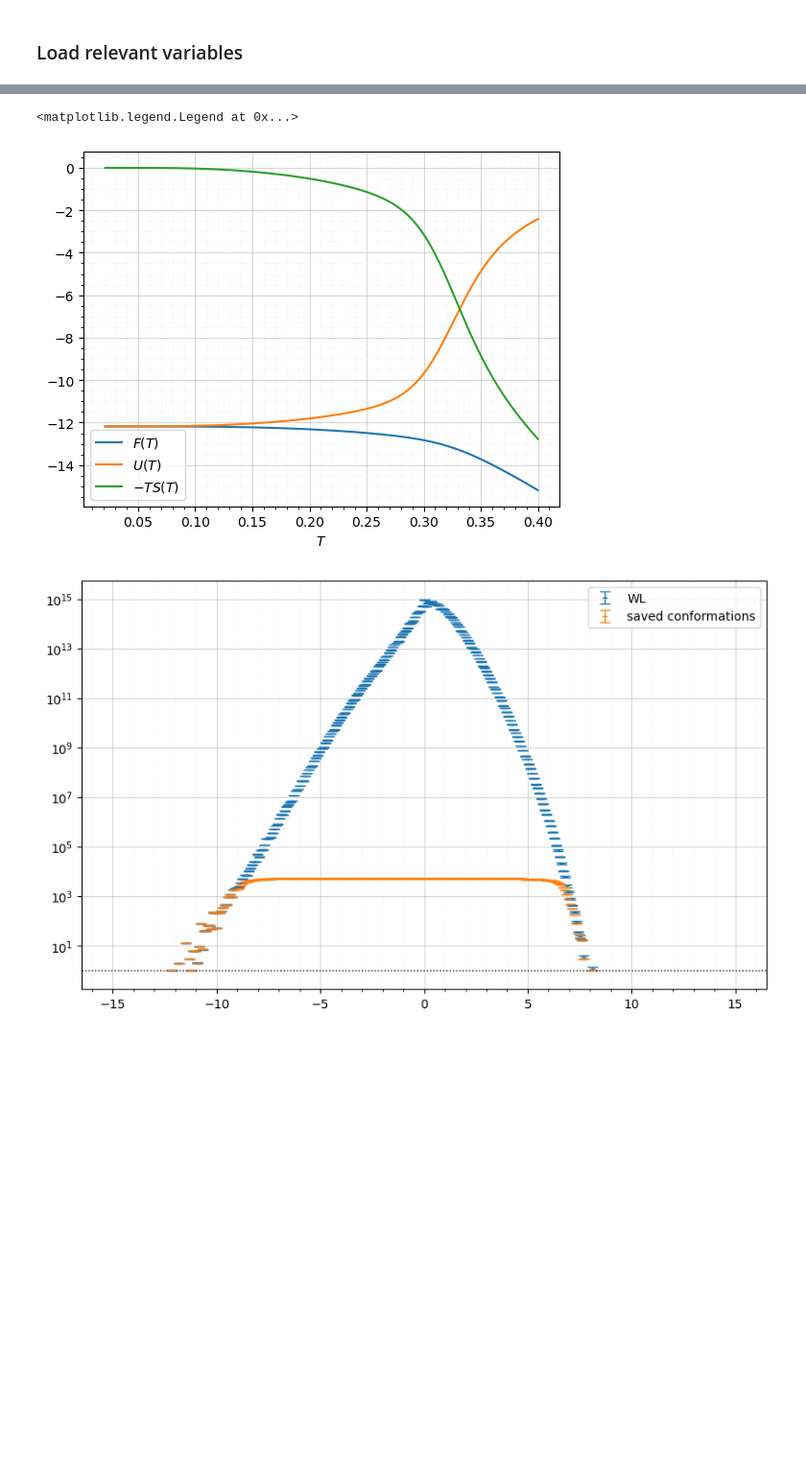
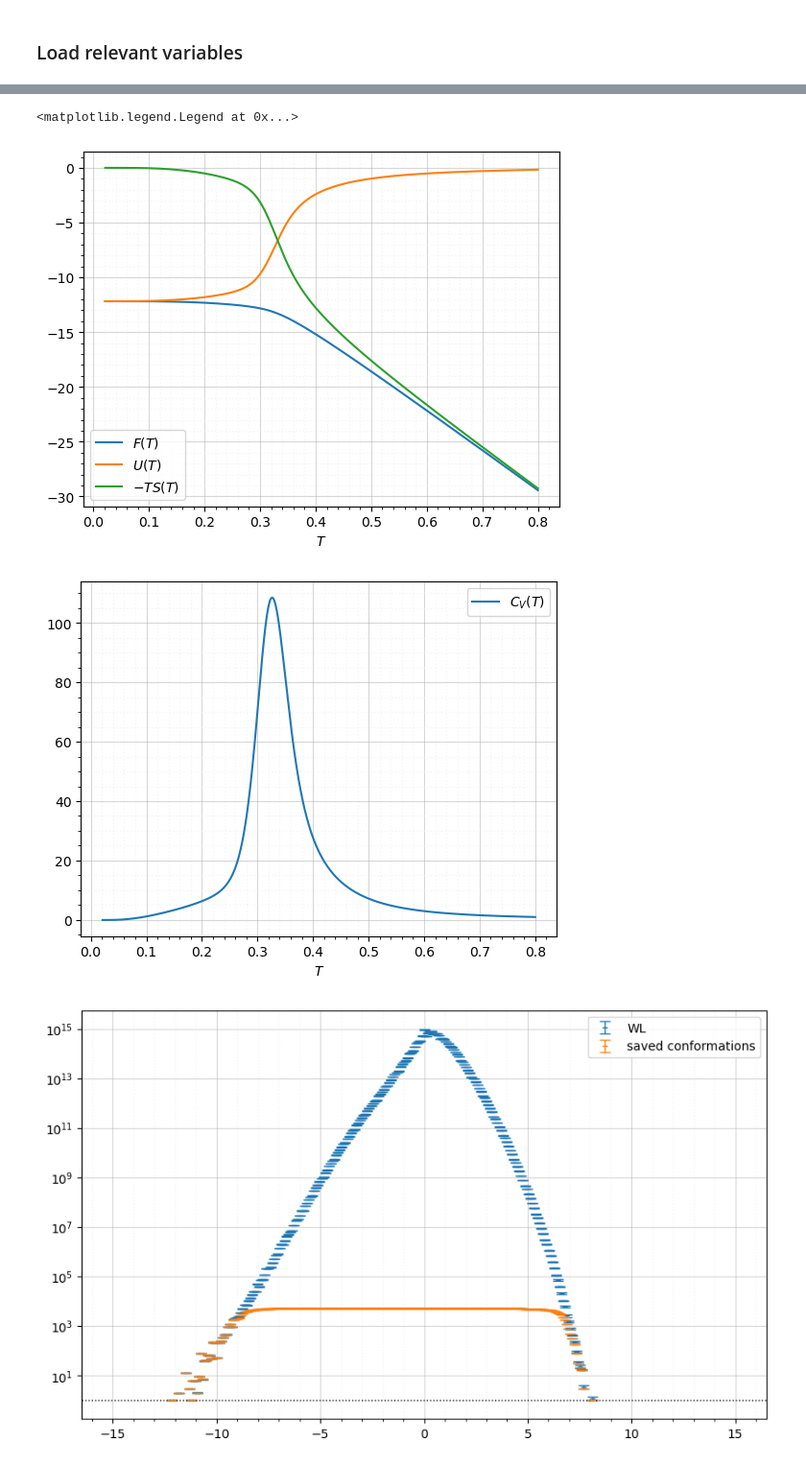
Before and after one commit to daviderevignas/LatPro_reduced, a Jupyter notebook: 005_free_energy_correct_and_systematic_GE_from_WL.ipynb, the cells around one changed output, grey strips where cells are left out. Shown at 96% size. Cells and saved outputs as stored; diff of their text form; code cells hidden in the pictures; blank space fills up the shorter version.

```diff
--- a/005_free_energy_correct_and_systematic_GE_from_WL.ipynb
+++ b/005_free_energy_correct_and_systematic_GE_from_WL.ipynb
@@ -100,5 +119,5 @@ Text(0, 0.5, 'number of structures')
 # %%
-Ts=np.linspace(0.01,0.4,5000)
+Ts=np.linspace(0.01,0.8,5000)
 
 betas=np.reshape(Ts**-1,(1,-1))
 mean_g_E=np.reshape(all_final_g_E.mean(axis=0),(-1,1))
@@ -130,19 +149,32 @@ S_beta=S_beta.flatten()
 # %%
 fig,ax=plt.subplots()
 ax.grid(alpha=0.5, which='both')
 ax.grid(which='minor', color='#EEEEEE', linestyle=':', linewidth=1)
 ax.minorticks_on()
 ax.set_axisbelow(True)
 
 ax.plot(Ts, F_beta,label='$F(T)$')
 ax.plot(Ts, U_beta,label='$U(T)$')
 ax.plot(Ts, -Ts*S_beta,label='$-TS(T)$')
 
 ax.set_xlabel('$T$')
 ax.legend()
+
+fig,ax=plt.subplots()
+ax.grid(alpha=0.5, which='both')
+ax.grid(which='minor', color='#EEEEEE', linestyle=':', linewidth=1)
+ax.minorticks_on()
+ax.set_axisbelow(True)
+
+ax.plot(Ts, CV_beta,label='$C_V(T)$')
+
+
+ax.set_xlabel('$T$')
+ax.legend()
 # %% [output]
 <matplotlib.legend.Legend at 0x...>
-[figure, old version]
+[figure, new version]
+[figure, added]
 # %%
 n_repetitions,n_bonds,n_conformations_per_bin,n_bins=all_saved_conformations.shape
 
```
Also changed, not shown: parts of 12 cells of this notebook, 4 other files.
